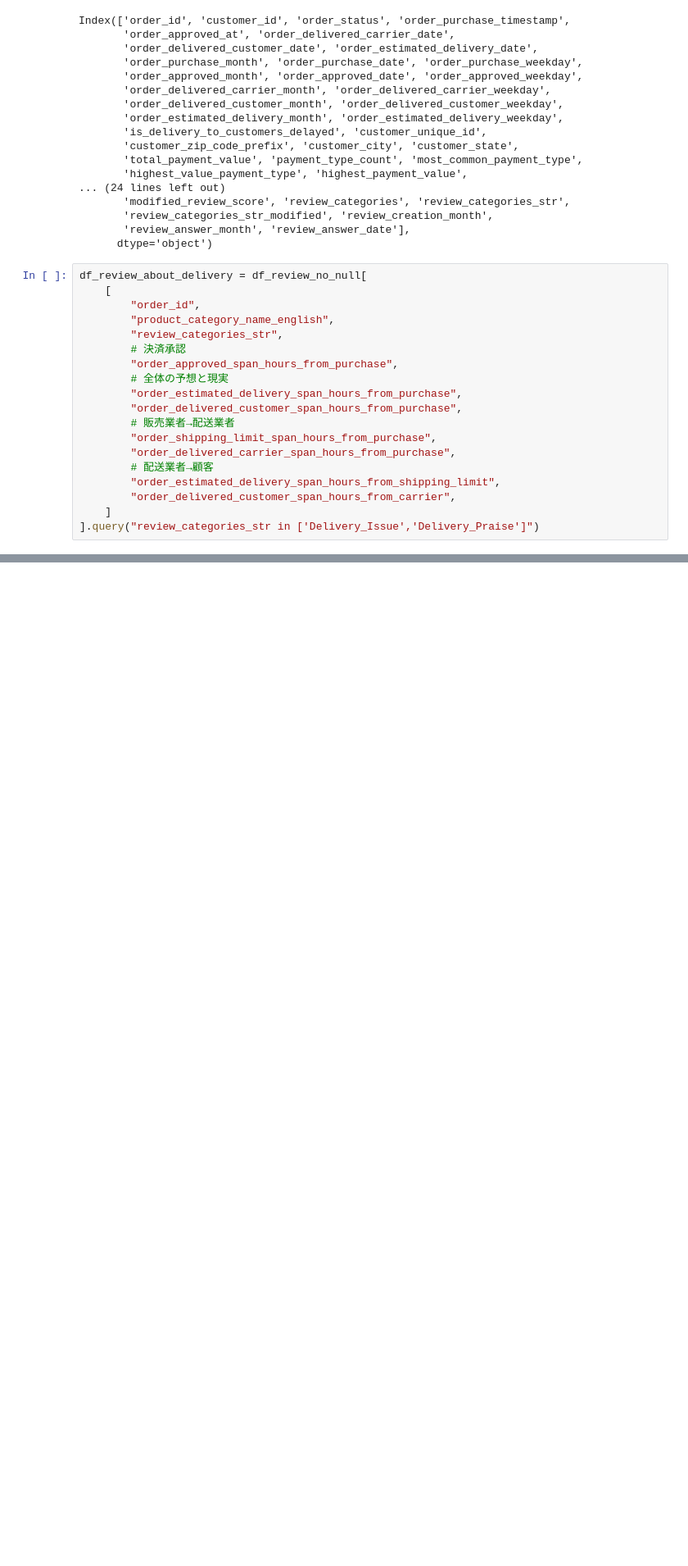
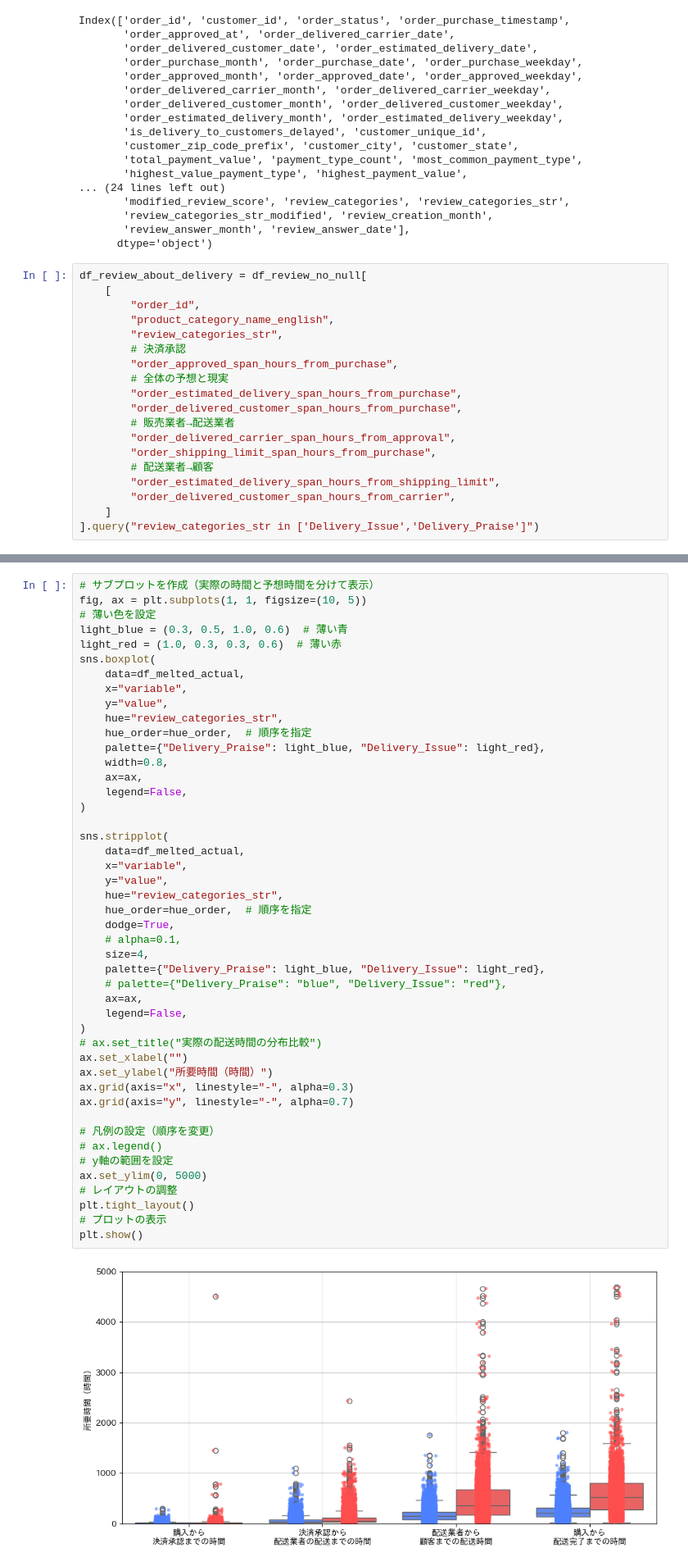
Before and after one commit to shimkoji/Case_Study_Olist, a Jupyter notebook: notebook/data_analysis/05_delivery_issue_analysis.ipynb, the cells around one changed output, grey strips where cells are left out. Shown: that part at 82% size. Saved outputs shown, nothing was run; the diff lists cells and outputs as text; blank space fills up the shorter version.

Commit message:
done delivery issue analysis

```diff
--- a/notebook/data_analysis/05_delivery_issue_analysis.ipynb
+++ b/notebook/data_analysis/05_delivery_issue_analysis.ipynb
@@ -96,8 +98,8 @@ df_review_about_delivery = df_review_no_null[
         "order_estimated_delivery_span_hours_from_purchase",
         "order_delivered_customer_span_hours_from_purchase",
         # 販売業者→配送業者
+        "order_delivered_carrier_span_hours_from_approval",
         "order_shipping_limit_span_hours_from_purchase",
-        "order_delivered_carrier_span_hours_from_purchase",
         # 配送業者→顧客
         "order_estimated_delivery_span_hours_from_shipping_limit",
         "order_delivered_customer_span_hours_from_carrier",
@@ -136,0 +182,48 @@ df_review_about_delivery.groupby("review_categories_str").agg(
+# %%
+# サブプロットを作成（実際の時間と予想時間を分けて表示）
+fig, ax = plt.subplots(1, 1, figsize=(10, 5))
+# 薄い色を設定
+light_blue = (0.3, 0.5, 1.0, 0.6)  # 薄い青
+light_red = (1.0, 0.3, 0.3, 0.6)  # 薄い赤
+sns.boxplot(
+    data=df_melted_actual,
+    x="variable",
+    y="value",
+    hue="review_categories_str",
+    hue_order=hue_order,  # 順序を指定
+    palette={"Delivery_Praise": light_blue, "Delivery_Issue": light_red},
+    width=0.8,
+    ax=ax,
+    legend=False,
+)
+
+sns.stripplot(
+    data=df_melted_actual,
+    x="variable",
+    y="value",
+    hue="review_categories_str",
+    hue_order=hue_order,  # 順序を指定
+    dodge=True,
+    # alpha=0.1,
+    size=4,
+    palette={"Delivery_Praise": light_blue, "Delivery_Issue": light_red},
+    # palette={"Delivery_Praise": "blue", "Delivery_Issue": "red"},
+    ax=ax,
+    legend=False,
+)
+# ax.set_title("実際の配送時間の分布比較")
+ax.set_xlabel("")
+ax.set_ylabel("所要時間（時間）")
+ax.grid(axis="x", linestyle="-", alpha=0.3)
+ax.grid(axis="y", linestyle="-", alpha=0.7)
+
+# 凡例の設定（順序を変更）
+# ax.legend()
+# y軸の範囲を設定
+ax.set_ylim(0, 5000)
+# レイアウトの調整
+plt.tight_layout()
+# プロットの表示
+plt.show()
+# %% [output]
+[figure, added]
```
Also changed, not shown: parts of 5 cells of this notebook, 5 other files.
